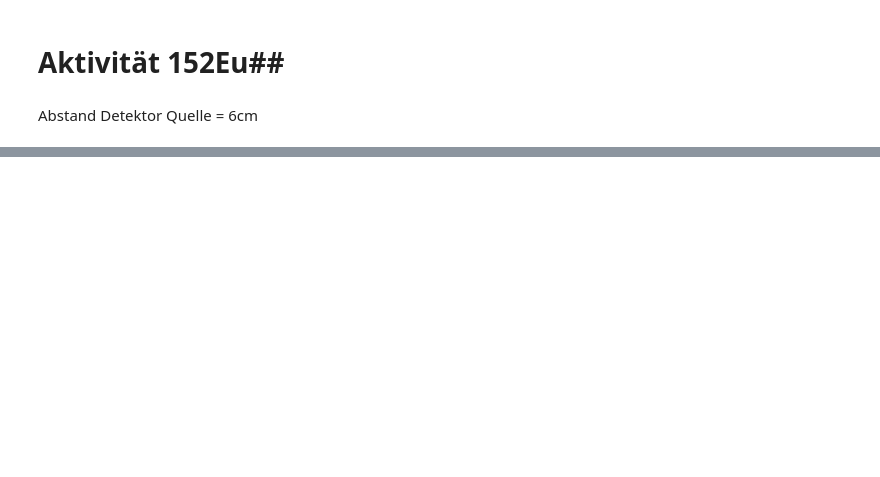
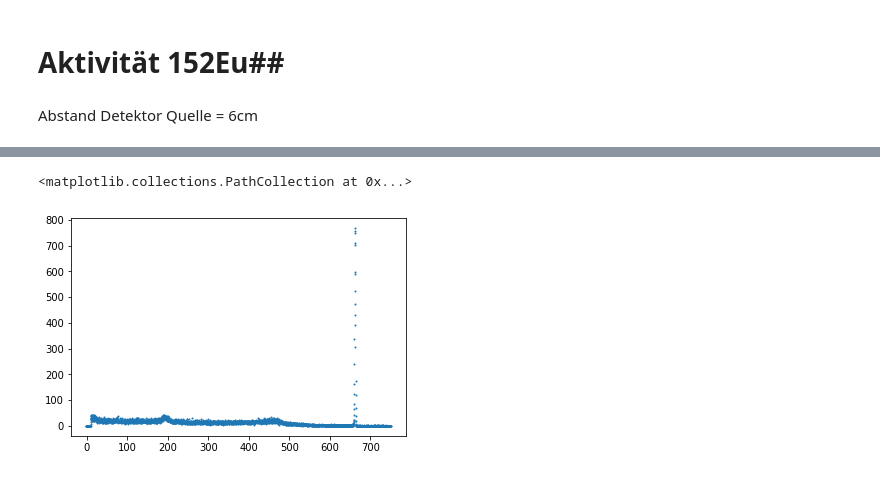
Before and after one commit to felixlandmeyer/MasterFP, a Jupyter notebook: GermaniumDetektor/Auswertung/Auswertung.ipynb, the cells around one changed output, grey strips where cells are left out. Cells and saved outputs as stored; diff of their text form; code cells hidden in the pictures; blank space fills up the shorter version.

```diff
--- a/GermaniumDetektor/Auswertung/Auswertung.ipynb
+++ b/GermaniumDetektor/Auswertung/Auswertung.ipynb
@@ -29,6 +45,7 @@ for ax,df in zip(ax_list.flat,[df_Ba,df_Cs,df_U,df_Eu]):
 # %% [markdown]
 # Kalibrierung mittels 152Eu
 # %%
-Eu_energy, Eu_prop = np.genfromtxt("data/Eu_gamma.txt", skip_header = 1, unpack = True)
+Eu_energy, Eu_prop = np.genfromtxt("../data/Eu_gamma.txt", skip_header = 1, unpack = True)
 # %%
-peaks = find_peaks(df_Eu["counts"],prominence = 30)
+peaks = find_peaks(noms(df_Eu["counts"]),prominence = 30)
+peaks
@@ -47,5 +73,6 @@ ax.plot(Eu_energy/max(Eu_energy), np.zeros(len(Eu_energy)), linestyle = "", mark
 [<matplotlib.lines.Line2D at 0x...>]
 [figure]
 # %%
-Kalibration = pd.DataFrame({"channel": np.take(peaks[0],[4,5,6,7,8,9,10,11,12]) , "energy": np.take(Eu_energy,[0,1,2,4,5,7,8,9,10]) })
+Kalibration = pd.DataFrame({"channel": np.take(peaks[0],[4,5,6,7,8,9,10,11,12]) , "energy": np.take(Eu_energy,[0,1,2,4,5,7,8,9,10]),"emission_prop": np.take(Eu_prop,[0,1,2,4,5,7,8,9,10]) })
 Kalibration["peak_height"]=df_Eu["counts"][Kalibration["channel"]].values
+Kalibration
@@ -87,0 +195,12 @@ seconds_gone
+# %%
+Cs_measure_time = measure_time("../data/137Cs.Spe")
+df_Cs["energy"] = channel_kal(df_Cs["channel"])
+df_Cs = df_Cs[df_Cs["energy"] < 750] ### uns interessiert nur alles bis zum photopeak
+# %%
+fig,ax = plt.subplots()
+ax.scatter(df_Cs["energy"], noms(df_Cs["counts"]), s =1)
+#ax.set_yscale("log")
+#ax.set_ylim(0,60)
+# %% [output]
+<matplotlib.collections.PathCollection at 0x...>
+[figure, added]
```
Also changed, not shown: parts of 33 cells of this notebook.
